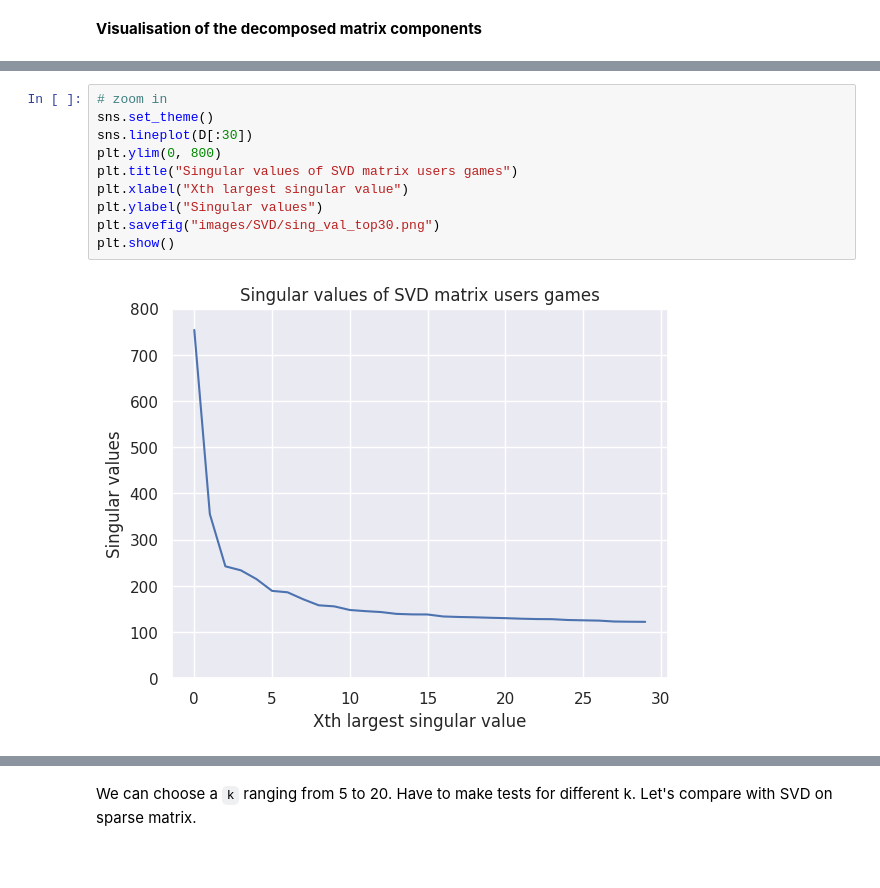
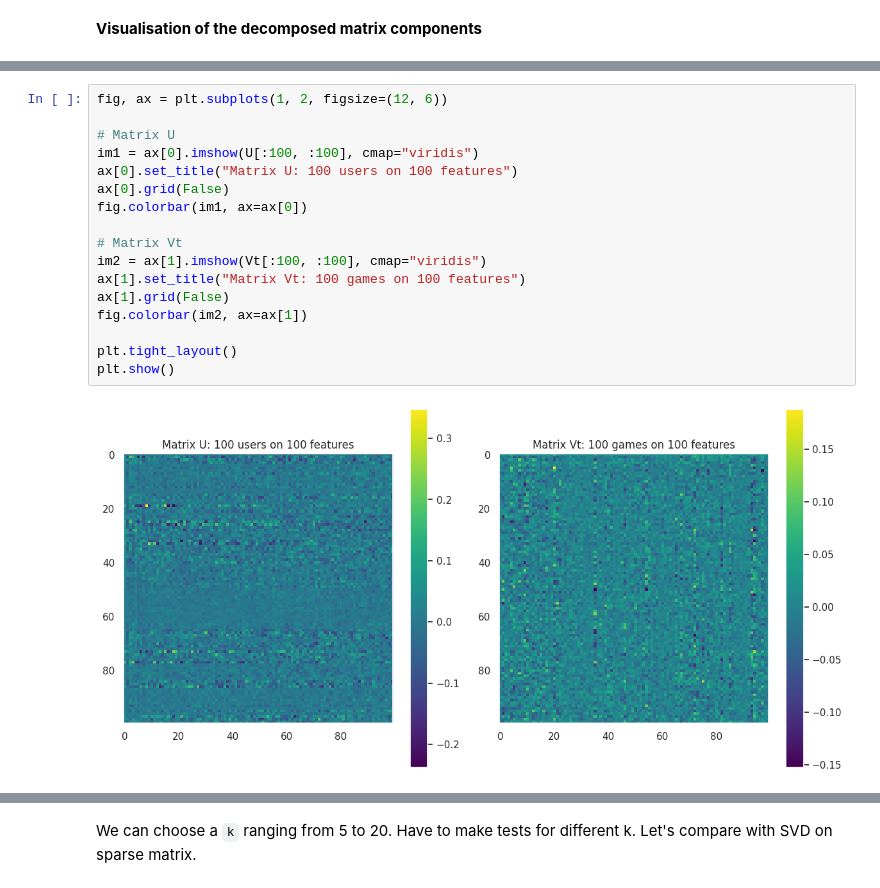
Before and after one commit to Franciline/Recommendation_system, a Jupyter notebook: svd_matrix.ipynb, the cells around one changed output, grey strips where cells are left out. Drawn from its saved outputs; the diff is of its cells as text; blank space fills up the shorter version.

```diff
--- a/svd_matrix.ipynb
+++ b/svd_matrix.ipynb
@@ -117,12 +93,19 @@ plt.show()
-# %%
-# zoom in
-sns.set_theme()
-sns.lineplot(D[:30])
-plt.ylim(0, 800)
-plt.title("Singular values of SVD matrix users games")
-plt.xlabel("Xth largest singular value")
-plt.ylabel("Singular values")
-plt.savefig("images/SVD/sing_val_top30.png")
-plt.show()
-# %% [output]
-[figure, removed]
+# %%
+fig, ax = plt.subplots(1, 2, figsize=(12, 6))
+
+# Matrix U
+im1 = ax[0].imshow(U[:100, :100], cmap="viridis")
+ax[0].set_title("Matrix U: 100 users on 100 features")
+ax[0].grid(False)
+fig.colorbar(im1, ax=ax[0])
+
+# Matrix Vt
+im2 = ax[1].imshow(Vt[:100, :100], cmap="viridis")
+ax[1].set_title("Matrix Vt: 100 games on 100 features")
+ax[1].grid(False)
+fig.colorbar(im2, ax=ax[1])
+
+plt.tight_layout()
+plt.show()
+# %% [output]
+[figure, added]
```
Also changed, not shown: parts of 31 cells of this notebook, 2 other files.
